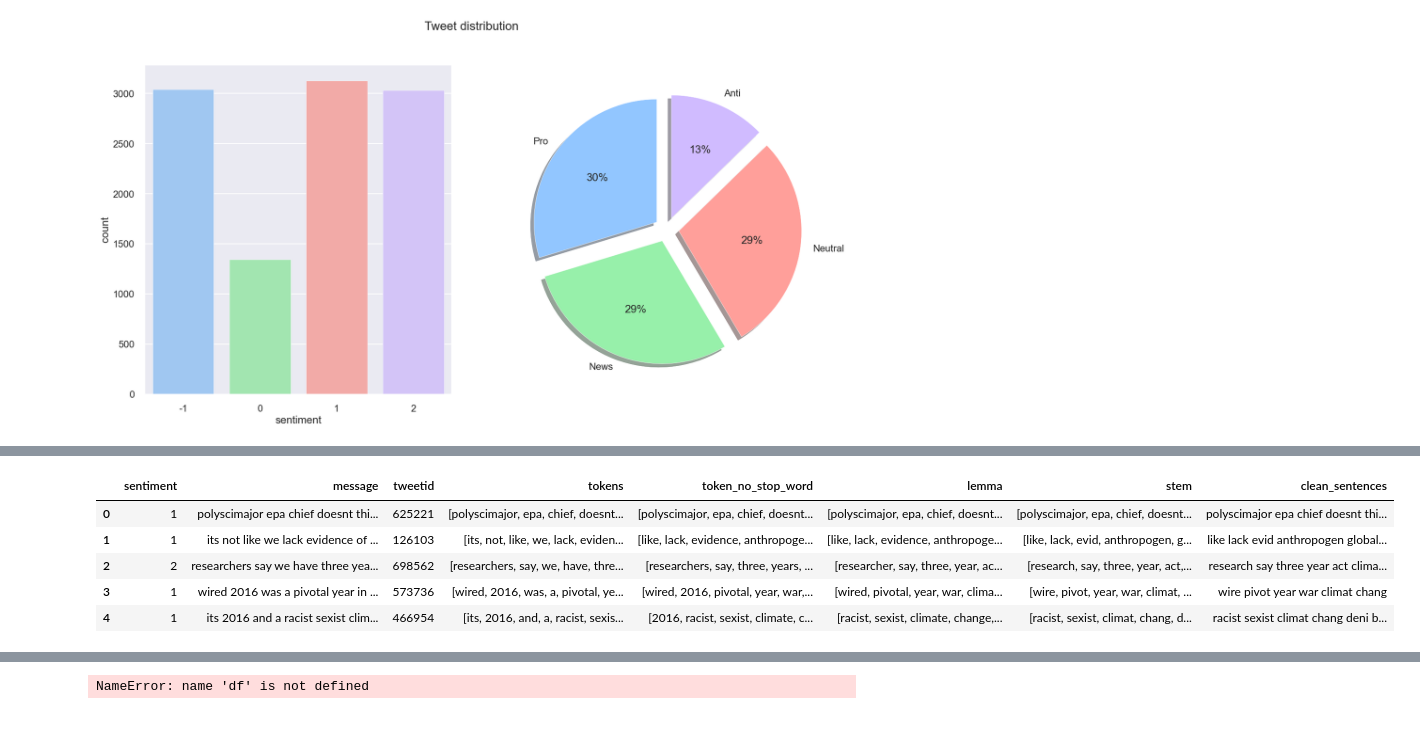
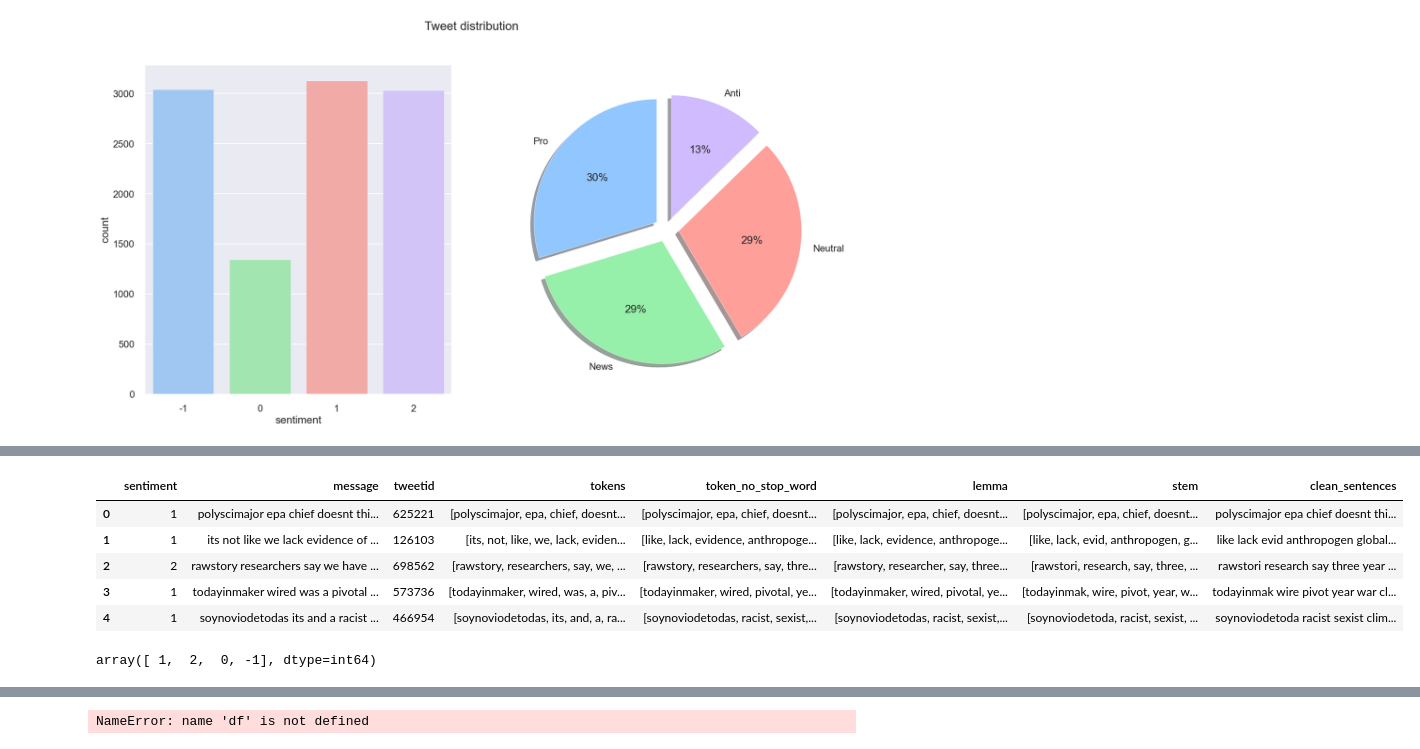
Before and after one commit to MafikengZ/NLP-Tweet-Sentiment-Ananlysis, a Jupyter notebook: Team_notebooks/MpilenhleV3.ipynb, the cells around one changed output, grey strips where cells are left out. Cells and saved outputs as stored; diff of their text form; code cells hidden in the pictures.

```diff
--- a/Team_notebooks/MpilenhleV3.ipynb
+++ b/Team_notebooks/MpilenhleV3.ipynb
@@ -88,0 +89,3 @@ df_test.head()
+# %%
+df = df_train.copy()
+df.head()
@@ -88,0 +99,3 @@ df_test.head()
+# %%
+hasht = [i if i.startswith('#') else np.nan for i in df_train['message'] ]
+df['hashtags'] = hasht
@@ -88,0 +289,15 @@ df_test.head()
+# %%
+x_neg = dd[dd['sentiment'] == -1]
+
+#remmoving the mentions
+pattern_url = r'\d'
+subs_url = r''
+x_neg['Retweets'] = x_neg['Retweets'].replace(to_replace = pattern_url, value = subs_url, regex = True)
+
+#remmoving the mentions
+pattern_url = r'http[s]://[A-Za-z./]+'
+subs_url = r''
+x_neg['Retweets'] = x_neg['Retweets'].replace(to_replace = pattern_url, value = subs_url, regex = True)
+
+
+x_neg.to_csv('df_Anti_retweets.csv', index=False)
@@ -260,12 +536,12 @@ def token_lemmatizer_stemmer(df):
 
     return df
 # %%
-df = token_lemmatizer_stemmer(df)
+df = token_lemmatizer_stemmer(clean_df)
 df.head()
 # %% [output]
 |  | sentiment | message | tweetid | tokens | token_no_stop_word | lemma | stem | clean_sentences |
 | 0 | 1 | polyscimajor epa chief doesnt thi... | 625221 | [polyscimajor, epa, chief, doesnt... | [polyscimajor, epa, chief, doesnt... | [polyscimajor, epa, chief, doesnt... | [polyscimajor, epa, chief, doesnt... | polyscimajor epa chief doesnt thi... |
 | 1 | 1 | its not like we lack evidence of ... | 126103 | [its, not, like, we, lack, eviden... | [like, lack, evidence, anthropoge... | [like, lack, evidence, anthropoge... | [like, lack, evid, anthropogen, g... | like lack evid anthropogen global... |
-| 2 | 2 | researchers say we have three yea... | 698562 | [researchers, say, we, have, thre... | [researchers, say, three, years, ... | [researcher, say, three, year, ac... | [research, say, three, year, act,... | research say three year act clima... |
-| 3 | 1 | wired 2016 was a pivotal year in ... | 573736 | [wired, 2016, was, a, pivotal, ye... | [wired, 2016, pivotal, year, war,... | [wired, pivotal, year, war, clima... | [wire, pivot, year, war, climat, ... | wire pivot year war climat chang |
-| 4 | 1 | its 2016 and a racist sexist clim... | 466954 | [its, 2016, and, a, racist, sexis... | [2016, racist, sexist, climate, c... | [racist, sexist, climate, change,... | [racist, sexist, climat, chang, d... | racist sexist climat chang deni b... |
+| 2 | 2 | rawstory researchers say we have ... | 698562 | [rawstory, researchers, say, we, ... | [rawstory, researchers, say, thre... | [rawstory, researcher, say, three... | [rawstori, research, say, three, ... | rawstori research say three year ... |
+| 3 | 1 | todayinmaker wired was a pivotal ... | 573736 | [todayinmaker, wired, was, a, piv... | [todayinmaker, wired, pivotal, ye... | [todayinmaker, wired, pivotal, ye... | [todayinmak, wire, pivot, year, w... | todayinmak wire pivot year war cl... |
+| 4 | 1 | soynoviodetodas its and a racist ... | 466954 | [soynoviodetodas, its, and, a, ra... | [soynoviodetodas, racist, sexist,... | [soynoviodetodas, racist, sexist,... | [soynoviodetoda, racist, sexist, ... | soynoviodetoda racist sexist clim... |
@@ -282,0 +559,5 @@ Xtrans = imputer.transform(X)
+# %%
+type_labels = df.sentiment.unique()
+type_labels
+# %% [output]
+array([ 1,  2,  0, -1], dtype=int64)
```
Also changed, not shown: parts of 37 cells of this notebook, 32 other files.
